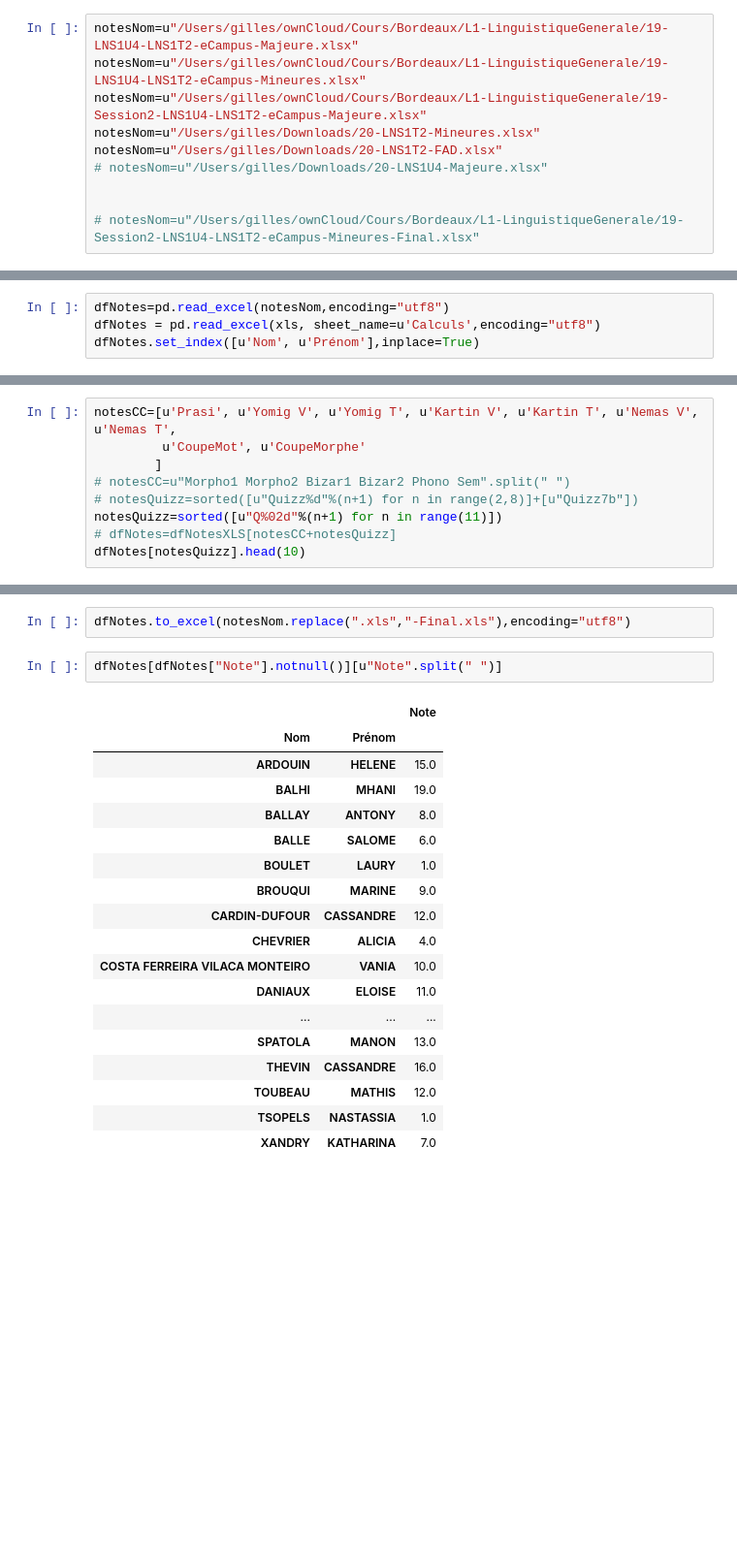
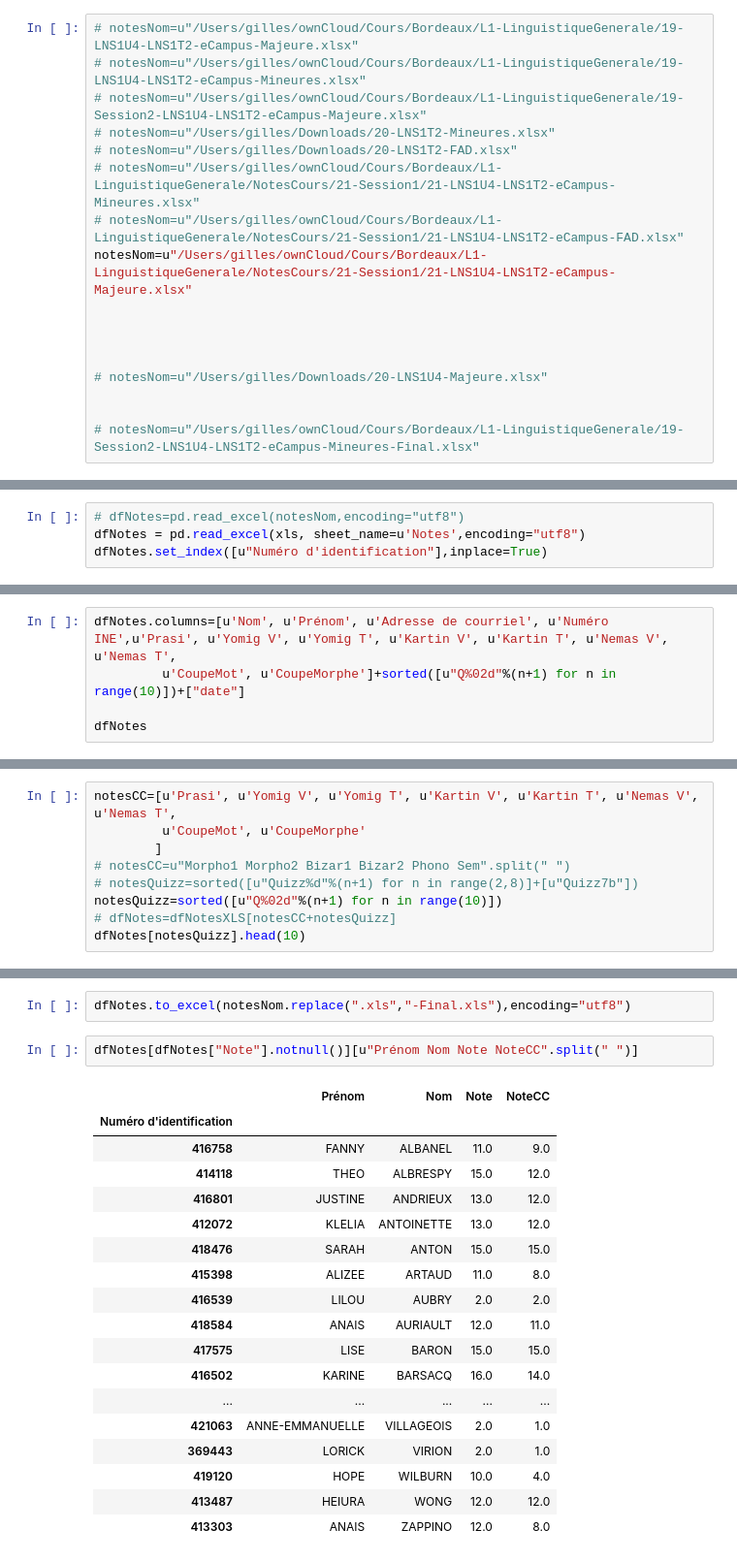
Before and after one commit to gboye/Divers, a Jupyter notebook: Montaigne/LG-NotesBonusQuizz.ipynb, the cells around one changed output, grey strips where cells are left out. Shown at 97% size. Saved outputs shown, nothing was run; the diff lists cells and outputs as text; blank space fills up the shorter version.

```diff
--- a/Montaigne/LG-NotesBonusQuizz.ipynb
+++ b/Montaigne/LG-NotesBonusQuizz.ipynb
@@ -14,11 +14,18 @@ dfNotes.set_index([u'Nom', u'Prénom'],inplace=True)
 # %% [markdown]
 ⚠️ Attention à fournir un fichier XLSX
 # %%
-notesNom=u"/Users/gilles/ownCloud/Cours/Bordeaux/L1-LinguistiqueGenerale/19-LNS1U4-LNS1T2-eCampus-Majeure.xlsx"
-notesNom=u"/Users/gilles/ownCloud/Cours/Bordeaux/L1-LinguistiqueGenerale/19-LNS1U4-LNS1T2-eCampus-Mineures.xlsx"
-notesNom=u"/Users/gilles/ownCloud/Cours/Bordeaux/L1-LinguistiqueGenerale/19-Session2-LNS1U4-LNS1T2-eCampus-Majeure.xlsx"
-notesNom=u"/Users/gilles/Downloads/20-LNS1T2-Mineures.xlsx"
-notesNom=u"/Users/gilles/Downloads/20-LNS1T2-FAD.xlsx"
+# notesNom=u"/Users/gilles/ownCloud/Cours/Bordeaux/L1-LinguistiqueGenerale/19-LNS1U4-LNS1T2-eCampus-Majeure.xlsx"
+# notesNom=u"/Users/gilles/ownCloud/Cours/Bordeaux/L1-LinguistiqueGenerale/19-LNS1U4-LNS1T2-eCampus-Mineures.xlsx"
+# notesNom=u"/Users/gilles/ownCloud/Cours/Bordeaux/L1-LinguistiqueGenerale/19-Session2-LNS1U4-LNS1T2-eCampus-Majeure.xlsx"
+# notesNom=u"/Users/gilles/Downloads/20-LNS1T2-Mineures.xlsx"
+# notesNom=u"/Users/gilles/Downloads/20-LNS1T2-FAD.xlsx"
+# notesNom=u"/Users/gilles/ownCloud/Cours/Bordeaux/L1-LinguistiqueGenerale/NotesCours/21-Session1/21-LNS1U4-LNS1T2-eCampus-Mineures.xlsx"
+# notesNom=u"/Users/gilles/ownCloud/Cours/Bordeaux/L1-LinguistiqueGenerale/NotesCours/21-Session1/21-LNS1U4-LNS1T2-eCampus-FAD.xlsx"
+notesNom=u"/Users/gilles/ownCloud/Cours/Bordeaux/L1-LinguistiqueGenerale/NotesCours/21-Session1/21-LNS1U4-LNS1T2-eCampus-Majeure.xlsx"
+
+
+
+
 # notesNom=u"/Users/gilles/Downloads/20-LNS1U4-Majeure.xlsx"
 
 
@@ -31,4 +38,4 @@ xls.sheet_names
 # %%
-dfNotes=pd.read_excel(notesNom,encoding="utf8")
-dfNotes = pd.read_excel(xls, sheet_name=u'Calculs',encoding="utf8")
-dfNotes.set_index([u'Nom', u'Prénom'],inplace=True)
+# dfNotes=pd.read_excel(notesNom,encoding="utf8")
+dfNotes = pd.read_excel(xls, sheet_name=u'Notes',encoding="utf8")
+dfNotes.set_index([u"Numéro d'identification"],inplace=True)
@@ -56,0 +42,5 @@ dfNotes
+# %%
+dfNotes.columns=[u'Nom', u'Prénom', u'Adresse de courriel', u'Numéro INE',u'Prasi', u'Yomig V', u'Yomig T', u'Kartin V', u'Kartin T', u'Nemas V', u'Nemas T',
+         u'CoupeMot', u'CoupeMorphe']+sorted([u"Q%02d"%(n+1) for n in range(10)])+["date"]
+
+dfNotes
@@ -64,7 +74,7 @@ notesCC=[u'Prasi', u'Yomig V', u'Yomig T', u'Kartin V', u'Kartin T', u'Nemas V',
         ]
 # notesCC=u"Morpho1 Morpho2 Bizar1 Bizar2 Phono Sem".split(" ")
 # notesQuizz=sorted([u"Quizz%d"%(n+1) for n in range(2,8)]+[u"Quizz7b"])
-notesQuizz=sorted([u"Q%02d"%(n+1) for n in range(11)])
+notesQuizz=sorted([u"Q%02d"%(n+1) for n in range(10)])
 # dfNotes=dfNotesXLS[notesCC+notesQuizz]
 dfNotes[notesQuizz].head(10)
 # %% [output]
@@ -143,23 +153,23 @@ dfNotes["Gain"].mean()
 # %%
 dfNotes.to_excel(notesNom.replace(".xls","-Final.xls"),encoding="utf8")
 # %%
-dfNotes[dfNotes["Note"].notnull()][u"Note".split(" ")]
+dfNotes[dfNotes["Note"].notnull()][u"Prénom Nom Note NoteCC".split(" ")]
 # %% [output]
-|  |  | Note |
-| Nom | Prénom |  |
-| ARDOUIN | HELENE | 15.0 |
-| BALHI | MHANI | 19.0 |
-| BALLAY | ANTONY | 8.0 |
-| BALLE | SALOME | 6.0 |
-| BOULET | LAURY | 1.0 |
-| BROUQUI | MARINE | 9.0 |
-| CARDIN-DUFOUR | CASSANDRE | 12.0 |
-| CHEVRIER | ALICIA | 4.0 |
-| COSTA FERREIRA VILACA MONTEIRO | VANIA | 10.0 |
-| DANIAUX | ELOISE | 11.0 |
-| ... | ... | ... |
-| SPATOLA | MANON | 13.0 |
-| THEVIN | CASSANDRE | 16.0 |
-| TOUBEAU | MATHIS | 12.0 |
-| TSOPELS | NASTASSIA | 1.0 |
-| XANDRY | KATHARINA | 7.0 |
+|  | Prénom | Nom | Note | NoteCC |
+| Numéro d'identification |  |  |  |  |
+| 416758 | FANNY | ALBANEL | 11.0 | 9.0 |
+| 414118 | THEO | ALBRESPY | 15.0 | 12.0 |
+| 416801 | JUSTINE | ANDRIEUX | 13.0 | 12.0 |
+| 412072 | KLELIA | ANTOINETTE | 13.0 | 12.0 |
+| 418476 | SARAH | ANTON | 15.0 | 15.0 |
+| 415398 | ALIZEE | ARTAUD | 11.0 | 8.0 |
+| 416539 | LILOU | AUBRY | 2.0 | 2.0 |
+| 418584 | ANAIS | AURIAULT | 12.0 | 11.0 |
+| 417575 | LISE | BARON | 15.0 | 15.0 |
+| 416502 | KARINE | BARSACQ | 16.0 | 14.0 |
+| ... | ... | ... | ... | ... |
+| 421063 | ANNE-EMMANUELLE | VILLAGEOIS | 2.0 | 1.0 |
+| 369443 | LORICK | VIRION | 2.0 | 1.0 |
+| 419120 | HOPE | WILBURN | 10.0 | 4.0 |
+| 413487 | HEIURA | WONG | 12.0 | 12.0 |
+| 413303 | ANAIS | ZAPPINO | 12.0 | 8.0 |
```
Also changed, not shown: parts of 6 cells of this notebook, 9 other files.
